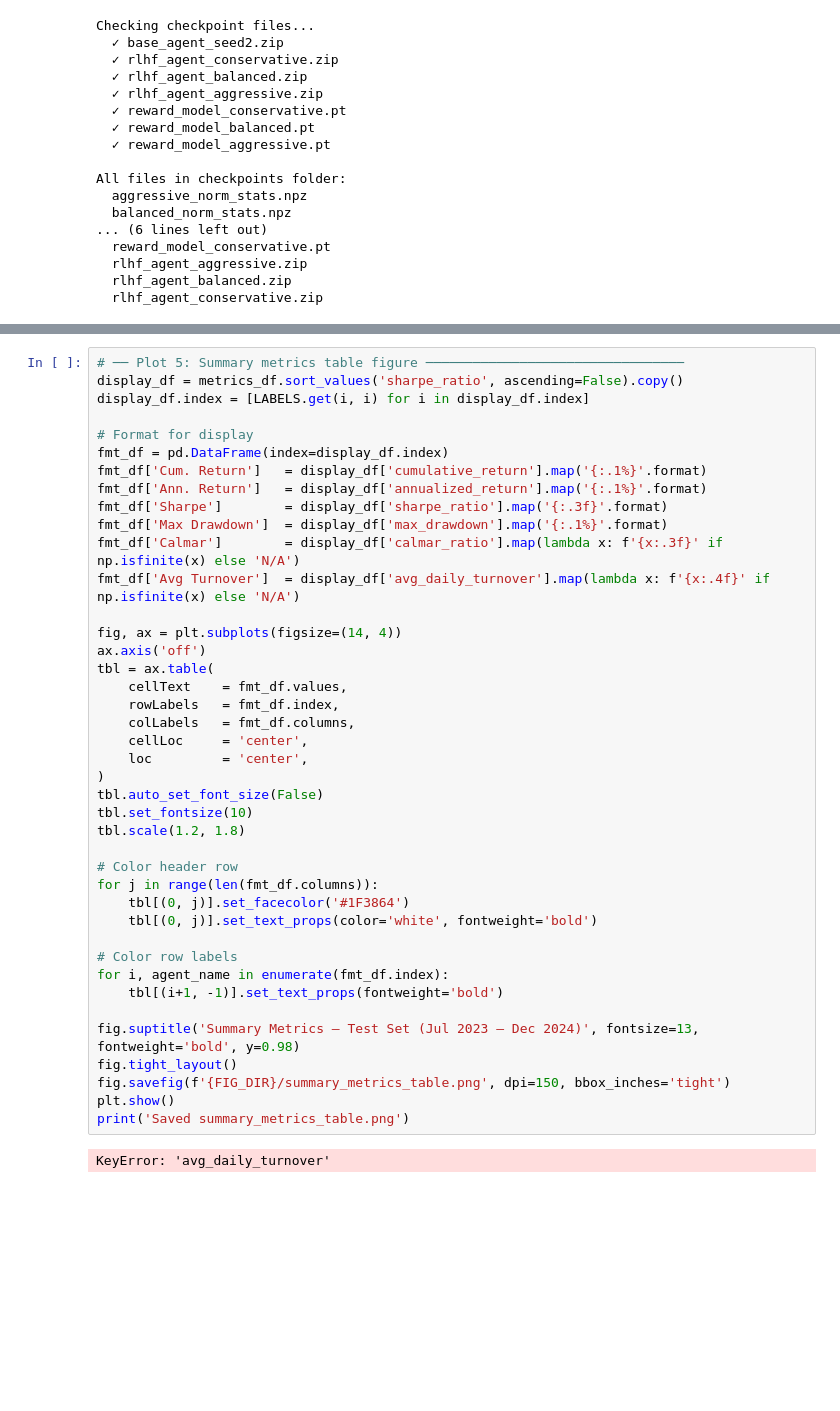
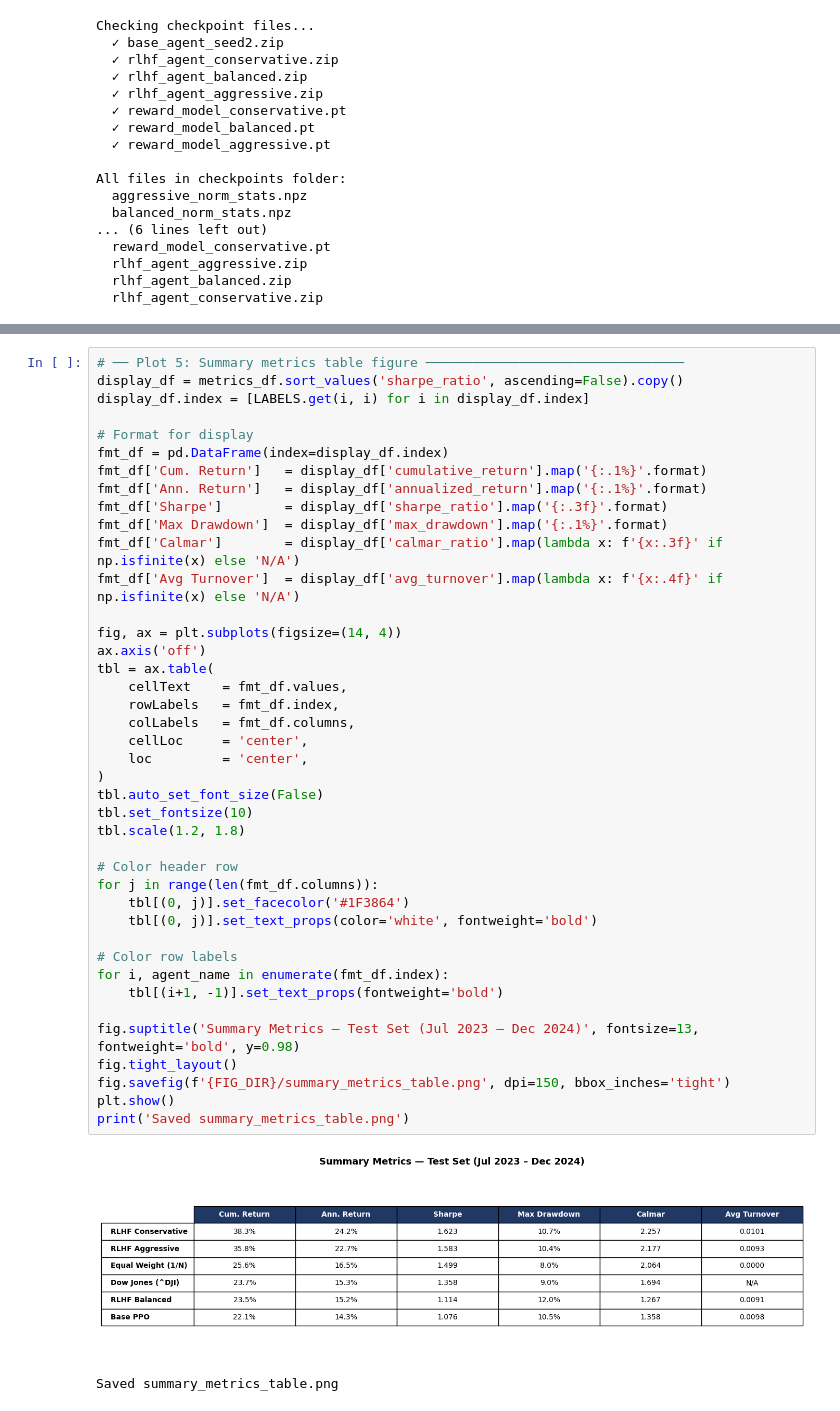
Before and after one commit to yh6384-design/rlhf-portfolio, a Jupyter notebook: notebooks/06_evaluation.ipynb, the cells around one changed output, grey strips where cells are left out. Cells and saved outputs as stored; diff of their text form; blank space fills up the shorter version.

```diff
--- a/notebooks/06_evaluation.ipynb
+++ b/notebooks/06_evaluation.ipynb
@@ -679,37 +553,38 @@ fmt_df['Ann. Return']   = display_df['annualized_return'].map('{:.1%}'.format)
 fmt_df['Sharpe']        = display_df['sharpe_ratio'].map('{:.3f}'.format)
 fmt_df['Max Drawdown']  = display_df['max_drawdown'].map('{:.1%}'.format)
 fmt_df['Calmar']        = display_df['calmar_ratio'].map(lambda x: f'{x:.3f}' if np.isfinite(x) else 'N/A')
-fmt_df['Avg Turnover']  = display_df['avg_daily_turnover'].map(lambda x: f'{x:.4f}' if np.isfinite(x) else 'N/A')
+fmt_df['Avg Turnover']  = display_df['avg_turnover'].map(lambda x: f'{x:.4f}' if np.isfinite(x) else 'N/A')
 
 fig, ax = plt.subplots(figsize=(14, 4))
 ax.axis('off')
 tbl = ax.table(
     cellText    = fmt_df.values,
     rowLabels   = fmt_df.index,
     colLabels   = fmt_df.columns,
     cellLoc     = 'center',
     loc         = 'center',
 )
 tbl.auto_set_font_size(False)
 tbl.set_fontsize(10)
 tbl.scale(1.2, 1.8)
 
 # Color header row
 for j in range(len(fmt_df.columns)):
     tbl[(0, j)].set_facecolor('#1F3864')
     tbl[(0, j)].set_text_props(color='white', fontweight='bold')
 
 # Color row labels
 for i, agent_name in enumerate(fmt_df.index):
     tbl[(i+1, -1)].set_text_props(fontweight='bold')
 
 fig.suptitle('Summary Metrics — Test Set (Jul 2023 – Dec 2024)', fontsize=13, fontweight='bold', y=0.98)
 fig.tight_layout()
 fig.savefig(f'{FIG_DIR}/summary_metrics_table.png', dpi=150, bbox_inches='tight')
 plt.show()
 print('Saved summary_metrics_table.png')
 # %% [output]
+[figure, added]
-KeyError: 'avg_daily_turnover'
+Saved summary_metrics_table.png
 # %%
 # ── Final summary printout ────────────────────────────────────────────────
 print('=' * 60)
```
Also changed, not shown: parts of 13 cells of this notebook.
